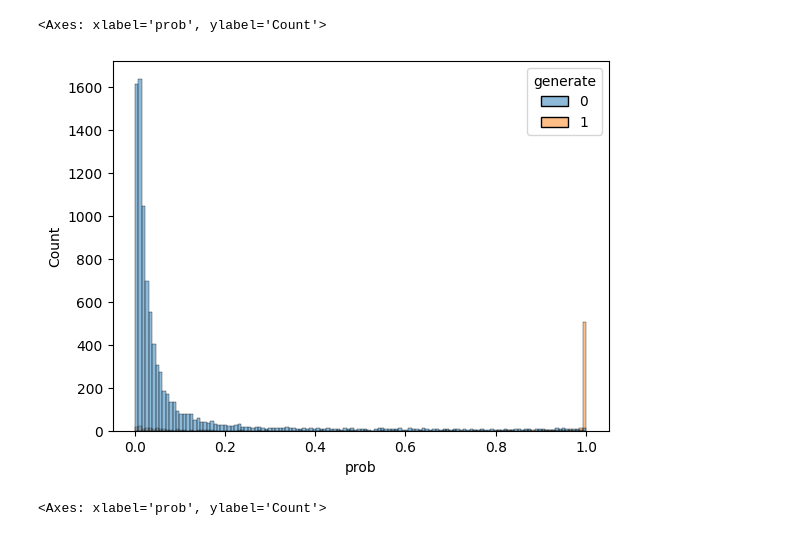
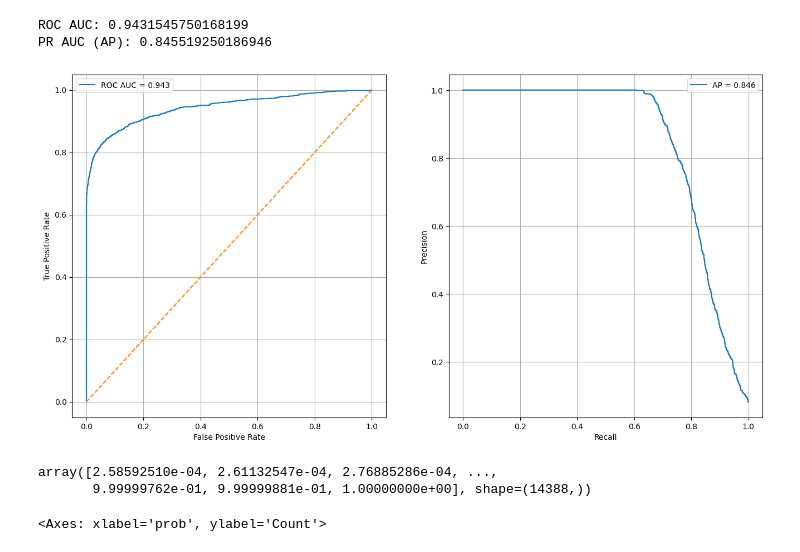
Before and after one commit to oudedong/LLM_project, a Jupyter notebook: best.ipynb, the cells around one changed output. Cells and saved outputs as stored; diff of their text form; code cells hidden in the pictures.

```diff
--- a/best.ipynb
+++ b/best.ipynb
@@ -141,14 +135,39 @@ get_accuracy(model, datasets.concatenate_datasets([ds_generated['validation'],ds
-# %%
-probs_generated, _ = get_preds(model, ds_generated['validation'], collator)
-probs_non_generated, _ = get_preds(model, ds_non_generated['validation'], collator)
-import pandas as pd
-ret = pd.DataFrame({
-    'prob': probs_generated + probs_non_generated,
-    'generate': [1]*len(probs_generated) + [0]*len(probs_non_generated),
-})
-import seaborn as sns
-sns.histplot(ret, x='prob', hue='generate')
-# %% [output]
-<Axes: xlabel='prob', ylabel='Count'>
-[figure, removed]
+# %%
+'''
+
+'''
+from sklearn.metrics import roc_auc_score, roc_curve
+from sklearn.metrics import precision_recall_curve, average_precision_score
+auc_roc = roc_auc_score(targets, preds)
+ap = average_precision_score(targets, preds)
+
+print("ROC AUC:", auc_roc)
+print("PR AUC (AP):", ap)
+
+precision, recall, thresholds_roc = precision_recall_curve(targets, preds)
+fpr, tpr, thresholds_rp = roc_curve(targets, preds)
+
+fig, ax = plt.subplots(1,2,figsize=(16,8))
+
+ax[0].plot(fpr, tpr, label=f"ROC AUC = {auc_roc:.3f}")
+ax[0].plot([0, 1], [0, 1], "--")
+ax[0].set_xlabel("False Positive Rate")
+ax[0].set_ylabel("True Positive Rate")
+ax[0].legend()
+ax[0].grid(True)
+
+ax[1].plot(recall, precision, label=f"AP = {ap:.3f}")
+ax[1].set_xlabel("Recall")
+ax[1].set_ylabel("Precision")
+ax[1].legend()
+ax[1].grid(True)
+# %% [output]
+ROC AUC: 0.9431545750168199
+PR AUC (AP): 0.845519250186946
+[figure, added]
+# %%
+thresholds_roc
+# %% [output]
+array([2.58592510e-04, 2.61132547e-04, 2.76885286e-04, ...,
+       9.99999762e-01, 9.99999881e-01, 1.00000000e+00], shape=(14388,))
 # %%
```
Also changed, not shown: parts of 22 cells of this notebook, 2 other files.
